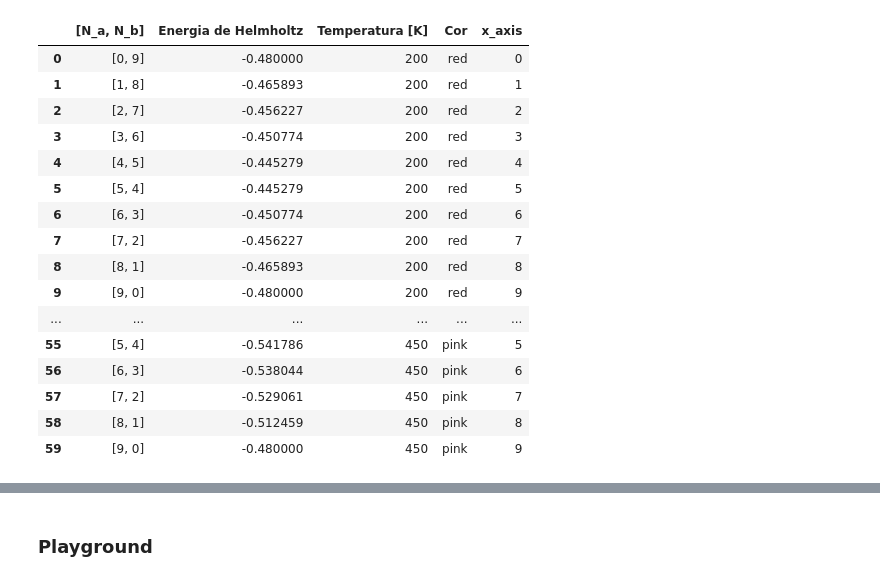
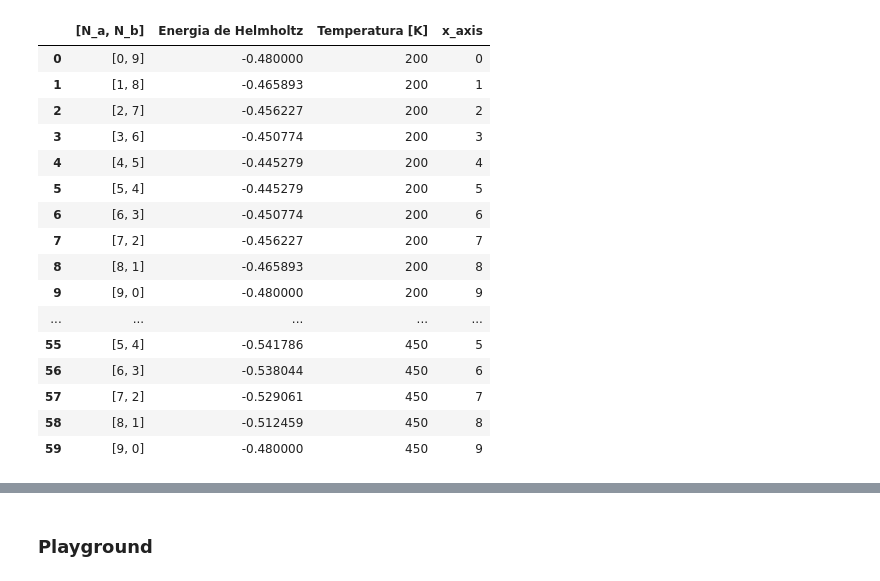
Before and after one commit to Gbeneti/ensemble_canonico, a Jupyter notebook: ensemble_canonico_mistura.ipynb, the cells around one changed output, grey strips where cells are left out. Cells and saved outputs as stored; diff of their text form; code cells hidden in the pictures.

```diff
--- a/ensemble_canonico_mistura.ipynb
+++ b/ensemble_canonico_mistura.ipynb
@@ -153,15 +152,14 @@ N_A_range = np.array([n for n in np.arange(0,(SIZE*SIZE)+STEP,STEP)])
 N_B_range = N_A_range[::-1]
 N_A_percentage = N_A_range/(SIZE*SIZE)
 # %%
-def analise(size, N_a_range, N_b_range, temperaturas,cores):
+def analise(size, N_a_range, N_b_range, temperaturas):
     energia_matrix_list = []
     energia_helmholtz_list = []
     temperaturas_list = []
     concentracao_list = []
-    cores_list =[]
     x_axis = []
 
-    for T,cor in zip(temperaturas,cores):
+    for T in temperaturas:
         for N_a, N_b in zip(N_a_range,N_b_range):
             #print('concen',N_a,N_b)
             energia_matrix_list = []
@@ -175,33 +173,32 @@ def analise(size, N_a_range, N_b_range, temperaturas,cores):
             energia_helmholtz_list.append(energia_helmholtz)
             concentracao_list.append([N_a,N_b])
 
-        cores_list.extend([cor]*((size*size) + 1)) #used for scatterplot
         temperaturas_list.extend([T]*((size*size) + 1))
         x_axis.extend(N_a_range)
 
-    data = pd.DataFrame({"[N_a, N_b]": concentracao_list, "Energia de Helmholtz": energia_helmholtz_list, "Temperatura [K]": temperaturas_list, "Cor": cores_list, "x_axis": x_axis})
+    data = pd.DataFrame({"[N_a, N_b]": concentracao_list, "Energia de Helmholtz": energia_helmholtz_list, "Temperatura [K]": temperaturas_list, "x_axis": x_axis})
     return data
 # %%
-helmholtz_energies = analise(SIZE,N_A_range,N_B_range,TEMPERATURAS, CORES)
+helmholtz_energies = analise(SIZE,N_A_range,N_B_range,TEMPERATURAS)
 helmholtz_energies
 # %% [output]
-|  | [N_a, N_b] | Energia de Helmholtz | Temperatura [K] | Cor | x_axis |
-| 0 | [0, 9] | -0.480000 | 200 | red | 0 |
-| 1 | [1, 8] | -0.465893 | 200 | red | 1 |
-| 2 | [2, 7] | -0.456227 | 200 | red | 2 |
-| 3 | [3, 6] | -0.450774 | 200 | red | 3 |
-| 4 | [4, 5] | -0.445279 | 200 | red | 4 |
-| 5 | [5, 4] | -0.445279 | 200 | red | 5 |
-| 6 | [6, 3] | -0.450774 | 200 | red | 6 |
-| 7 | [7, 2] | -0.456227 | 200 | red | 7 |
-| 8 | [8, 1] | -0.465893 | 200 | red | 8 |
-| 9 | [9, 0] | -0.480000 | 200 | red | 9 |
-| ... | ... | ... | ... | ... | ... |
-| 55 | [5, 4] | -0.541786 | 450 | pink | 5 |
-| 56 | [6, 3] | -0.538044 | 450 | pink | 6 |
-| 57 | [7, 2] | -0.529061 | 450 | pink | 7 |
-| 58 | [8, 1] | -0.512459 | 450 | pink | 8 |
-| 59 | [9, 0] | -0.480000 | 450 | pink | 9 |
+|  | [N_a, N_b] | Energia de Helmholtz | Temperatura [K] | x_axis |
+| 0 | [0, 9] | -0.480000 | 200 | 0 |
+| 1 | [1, 8] | -0.465893 | 200 | 1 |
+| 2 | [2, 7] | -0.456227 | 200 | 2 |
+| 3 | [3, 6] | -0.450774 | 200 | 3 |
+| 4 | [4, 5] | -0.445279 | 200 | 4 |
+| 5 | [5, 4] | -0.445279 | 200 | 5 |
+| 6 | [6, 3] | -0.450774 | 200 | 6 |
+| 7 | [7, 2] | -0.456227 | 200 | 7 |
+| 8 | [8, 1] | -0.465893 | 200 | 8 |
+| 9 | [9, 0] | -0.480000 | 200 | 9 |
+| ... | ... | ... | ... | ... |
+| 55 | [5, 4] | -0.541786 | 450 | 5 |
+| 56 | [6, 3] | -0.538044 | 450 | 6 |
+| 57 | [7, 2] | -0.529061 | 450 | 7 |
+| 58 | [8, 1] | -0.512459 | 450 | 8 |
+| 59 | [9, 0] | -0.480000 | 450 | 9 |
 # %%
 fig, ax = plt.subplots(figsize=(10, 6))
 #sns.scatterplot(x=N_A_percentage, y=helmholtz_energies,c='red')
```
Also changed, not shown: parts of 2 cells of this notebook.
